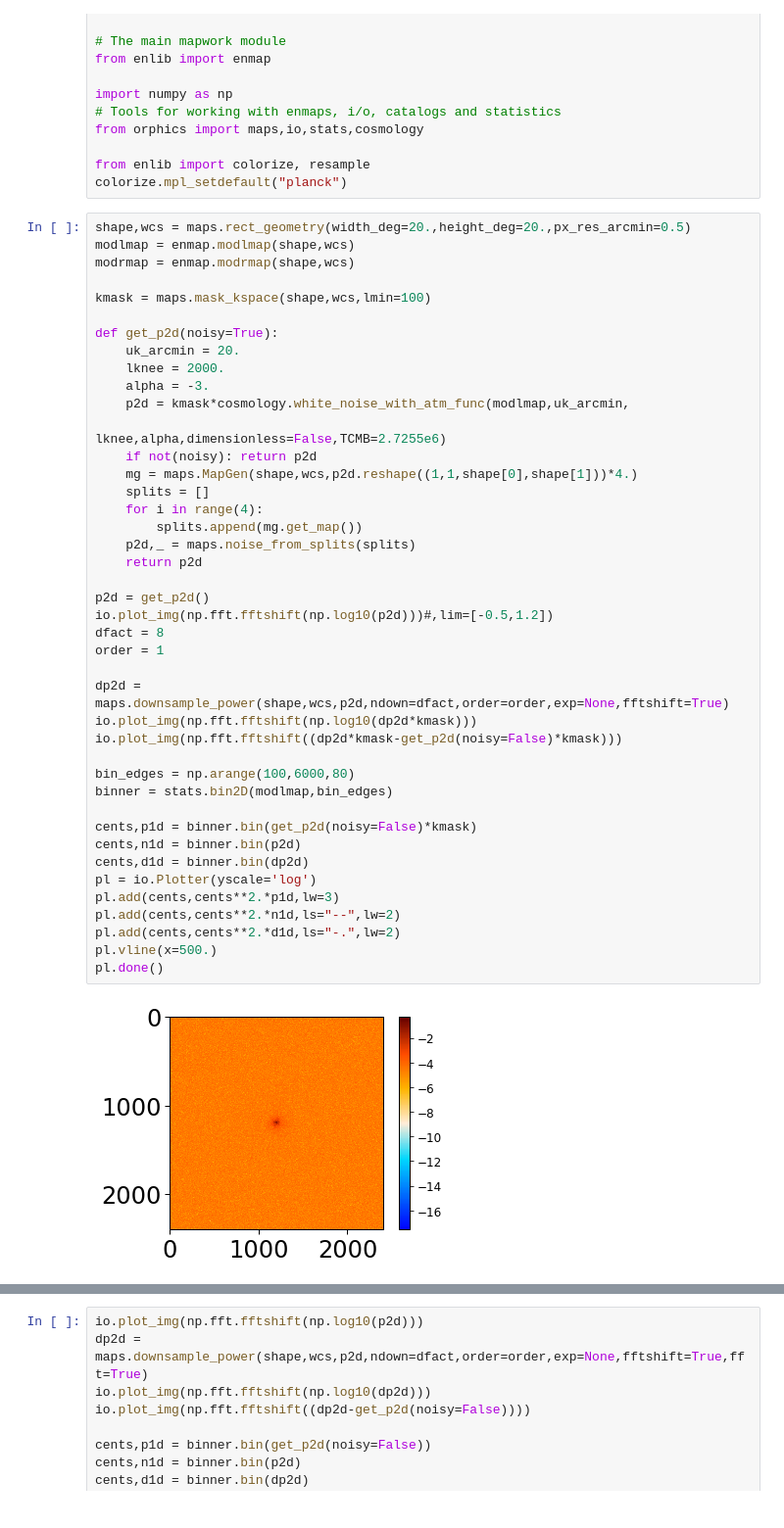
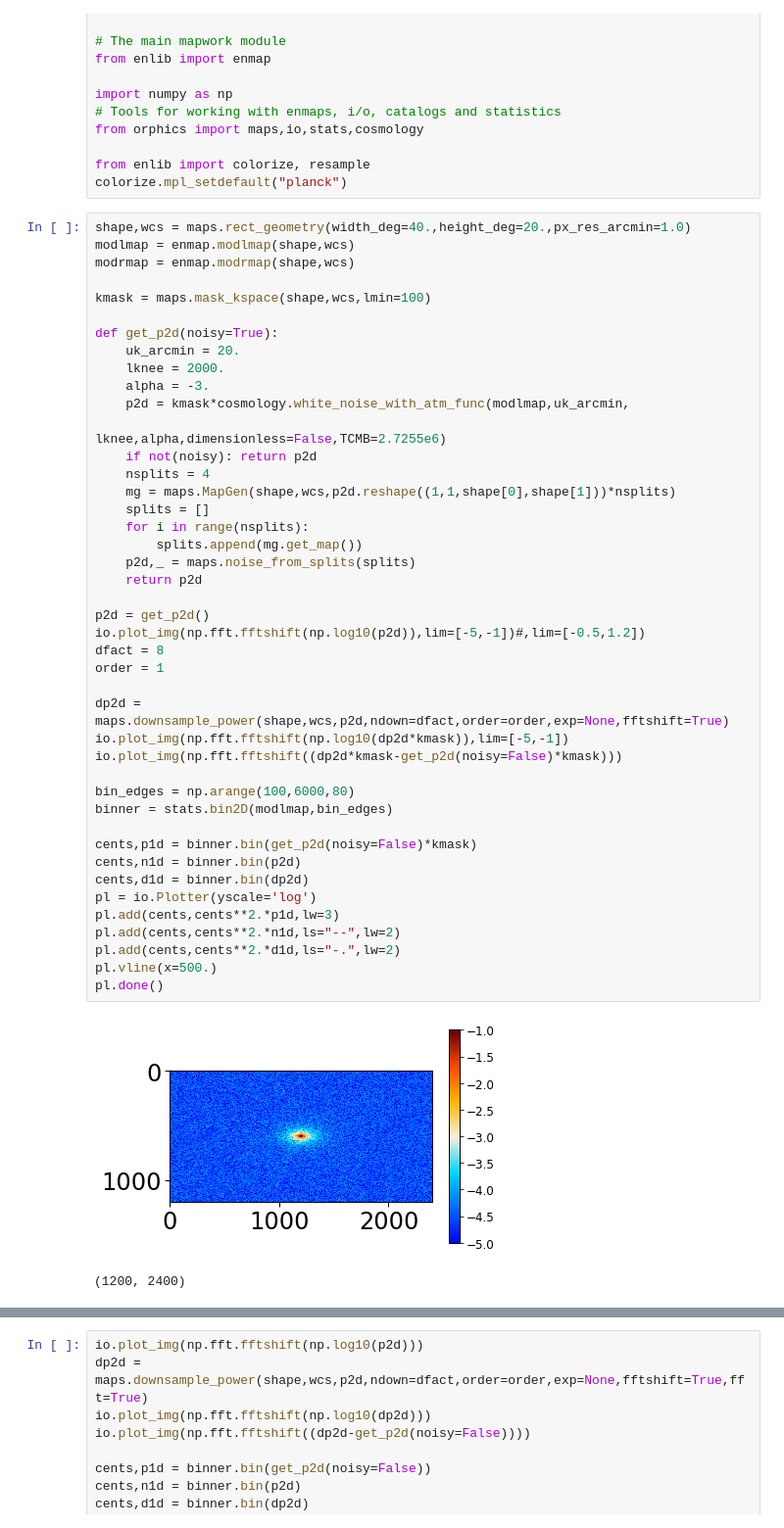
Before and after one commit to msyriac/orphics, a Jupyter notebook: tutorials/AHILC.ipynb, the cells around one changed output, grey strips where cells are left out. Shown at 98% size. Saved outputs shown, nothing was run; the diff lists cells and outputs as text.

```diff
--- a/tutorials/AHILC.ipynb
+++ b/tutorials/AHILC.ipynb
@@ -13,7 +13,7 @@ from orphics import maps,io,stats,cosmology
 from enlib import colorize, resample
 colorize.mpl_setdefault("planck")
 # %%
-shape,wcs = maps.rect_geometry(width_deg=20.,height_deg=20.,px_res_arcmin=0.5)
+shape,wcs = maps.rect_geometry(width_deg=40.,height_deg=20.,px_res_arcmin=1.0)
 modlmap = enmap.modlmap(shape,wcs)
 modrmap = enmap.modrmap(shape,wcs)
 
@@ -24,35 +24,37 @@ def get_p2d(noisy=True):
     lknee = 2000.
     alpha = -3.
     p2d = kmask*cosmology.white_noise_with_atm_func(modlmap,uk_arcmin,
                                                     lknee,alpha,dimensionless=False,TCMB=2.7255e6)
     if not(noisy): return p2d
-    mg = maps.MapGen(shape,wcs,p2d.reshape((1,1,shape[0],shape[1]))*4.)
+    nsplits = 4
+    mg = maps.MapGen(shape,wcs,p2d.reshape((1,1,shape[0],shape[1]))*nsplits)
     splits = []
-    for i in range(4):
+    for i in range(nsplits):
         splits.append(mg.get_map())
     p2d,_ = maps.noise_from_splits(splits)
     return p2d
 
 p2d = get_p2d()
-io.plot_img(np.fft.fftshift(np.log10(p2d)))#,lim=[-0.5,1.2])
+io.plot_img(np.fft.fftshift(np.log10(p2d)),lim=[-5,-1])#,lim=[-0.5,1.2])
 dfact = 8
 order = 1
 
 dp2d = maps.downsample_power(shape,wcs,p2d,ndown=dfact,order=order,exp=None,fftshift=True)
-io.plot_img(np.fft.fftshift(np.log10(dp2d*kmask)))
+io.plot_img(np.fft.fftshift(np.log10(dp2d*kmask)),lim=[-5,-1])
 io.plot_img(np.fft.fftshift((dp2d*kmask-get_p2d(noisy=False)*kmask)))
 
 bin_edges = np.arange(100,6000,80)
 binner = stats.bin2D(modlmap,bin_edges)
 
 cents,p1d = binner.bin(get_p2d(noisy=False)*kmask)
 cents,n1d = binner.bin(p2d)
 cents,d1d = binner.bin(dp2d)
 pl = io.Plotter(yscale='log')
 pl.add(cents,cents**2.*p1d,lw=3)
 pl.add(cents,cents**2.*n1d,ls="--",lw=2)
 pl.add(cents,cents**2.*d1d,ls="-.",lw=2)
 pl.vline(x=500.)
 pl.done()
 # %% [output]
-[figure, old version]
+[figure, new version]
+(1200, 2400)
```
Also changed, not shown: parts of 5 cells of this notebook, 3 other files.
